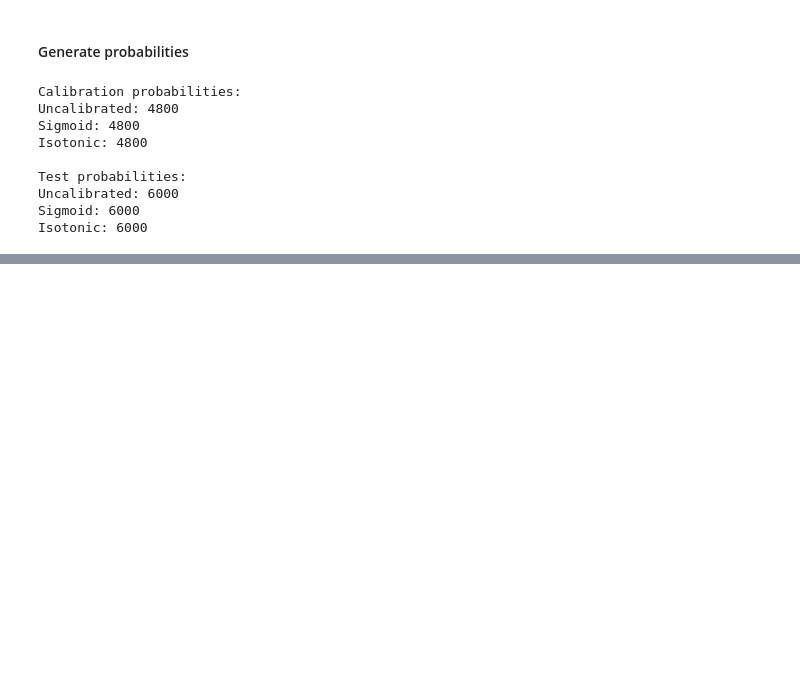
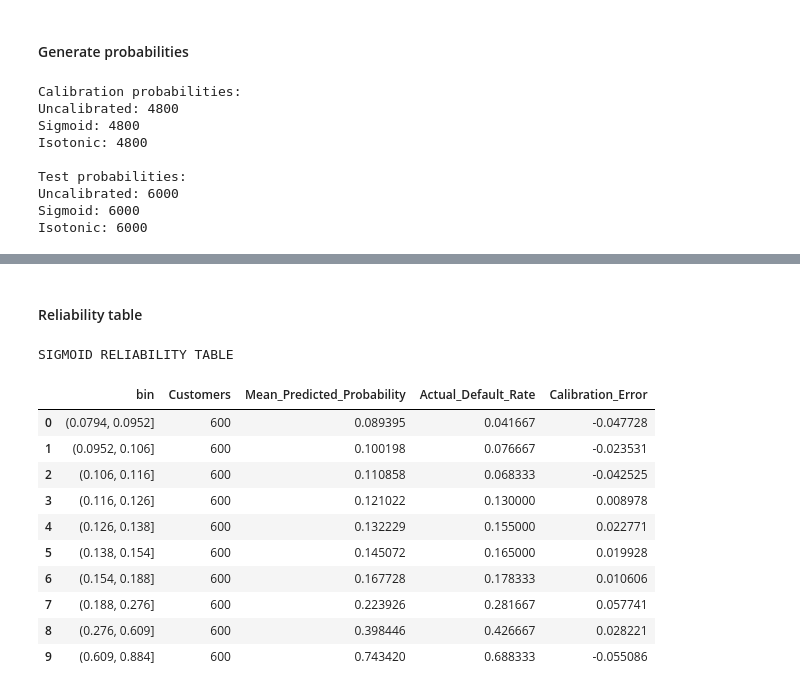
Before and after one commit to chamudi01/Credit-Risk-Scoring-System, a Jupyter notebook: notebooks/07_probability_calibration.ipynb, the cells around one changed output, grey strips where cells are left out. Cells and saved outputs as stored; diff of their text form; code cells hidden in the pictures; blank space fills up the shorter version.

```diff
--- a/notebooks/07_probability_calibration.ipynb
+++ b/notebooks/07_probability_calibration.ipynb
@@ -800,0 +1059,53 @@ Isotonic: 6000
+# %% [markdown]
+#### Reliability table
+# %%
+def reliability_table(y_true, probabilities, n_bins=10):
+
+    df = pd.DataFrame({
+        "actual": np.asarray(y_true),
+        "probability": np.asarray(probabilities)
+    })
+
+    df["bin"] = pd.qcut(
+        df["probability"],
+        q=n_bins,
+        duplicates="drop"
+    )
+
+    reliability = (
+        df.groupby("bin", observed=True)
+        .agg(
+            Customers=("actual", "size"),
+            Mean_Predicted_Probability=("probability", "mean"),
+            Actual_Default_Rate=("actual", "mean")
+        )
+        .reset_index()
+    )
+
+    reliability["Calibration_Error"] = (
+        reliability["Actual_Default_Rate"]
+        - reliability["Mean_Predicted_Probability"]
+    )
+
+    return reliability
+# %%
+print("SIGMOID RELIABILITY TABLE")
+display(
+    reliability_table(
+        y_test,
+        test_prob_sigmoid
+    )
+)
+# %% [output]
+SIGMOID RELIABILITY TABLE
+|  | bin | Customers | Mean_Predicted_Probability | Actual_Default_Rate | Calibration_Error |
+| 0 | (0.0794, 0.0952] | 600 | 0.089395 | 0.041667 | -0.047728 |
+| 1 | (0.0952, 0.106] | 600 | 0.100198 | 0.076667 | -0.023531 |
+| 2 | (0.106, 0.116] | 600 | 0.110858 | 0.068333 | -0.042525 |
+| 3 | (0.116, 0.126] | 600 | 0.121022 | 0.130000 | 0.008978 |
+| 4 | (0.126, 0.138] | 600 | 0.132229 | 0.155000 | 0.022771 |
+| 5 | (0.138, 0.154] | 600 | 0.145072 | 0.165000 | 0.019928 |
+| 6 | (0.154, 0.188] | 600 | 0.167728 | 0.178333 | 0.010606 |
+| 7 | (0.188, 0.276] | 600 | 0.223926 | 0.281667 | 0.057741 |
+| 8 | (0.276, 0.609] | 600 | 0.398446 | 0.426667 | 0.028221 |
+| 9 | (0.609, 0.884] | 600 | 0.743420 | 0.688333 | -0.055086 |
```
Also changed, not shown: parts of 42 cells of this notebook.
